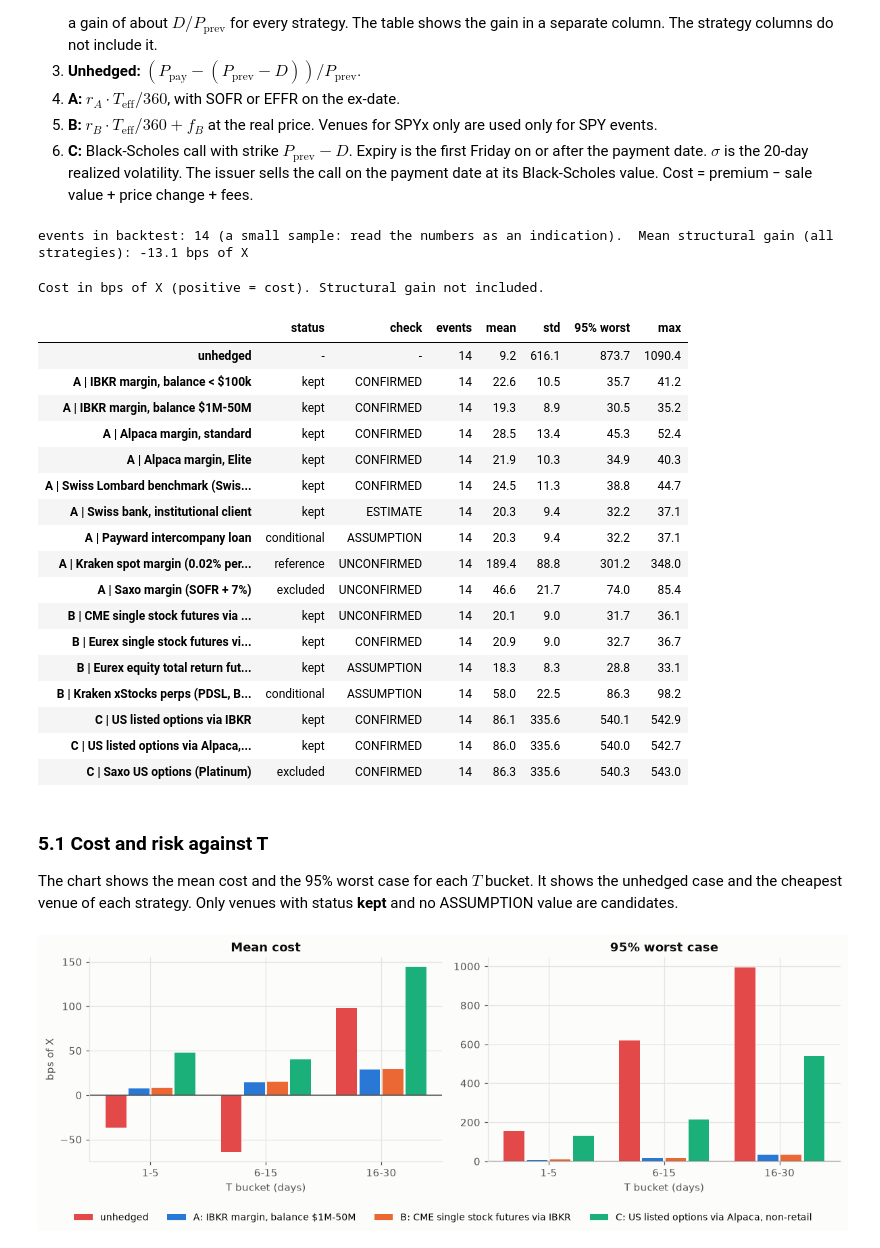
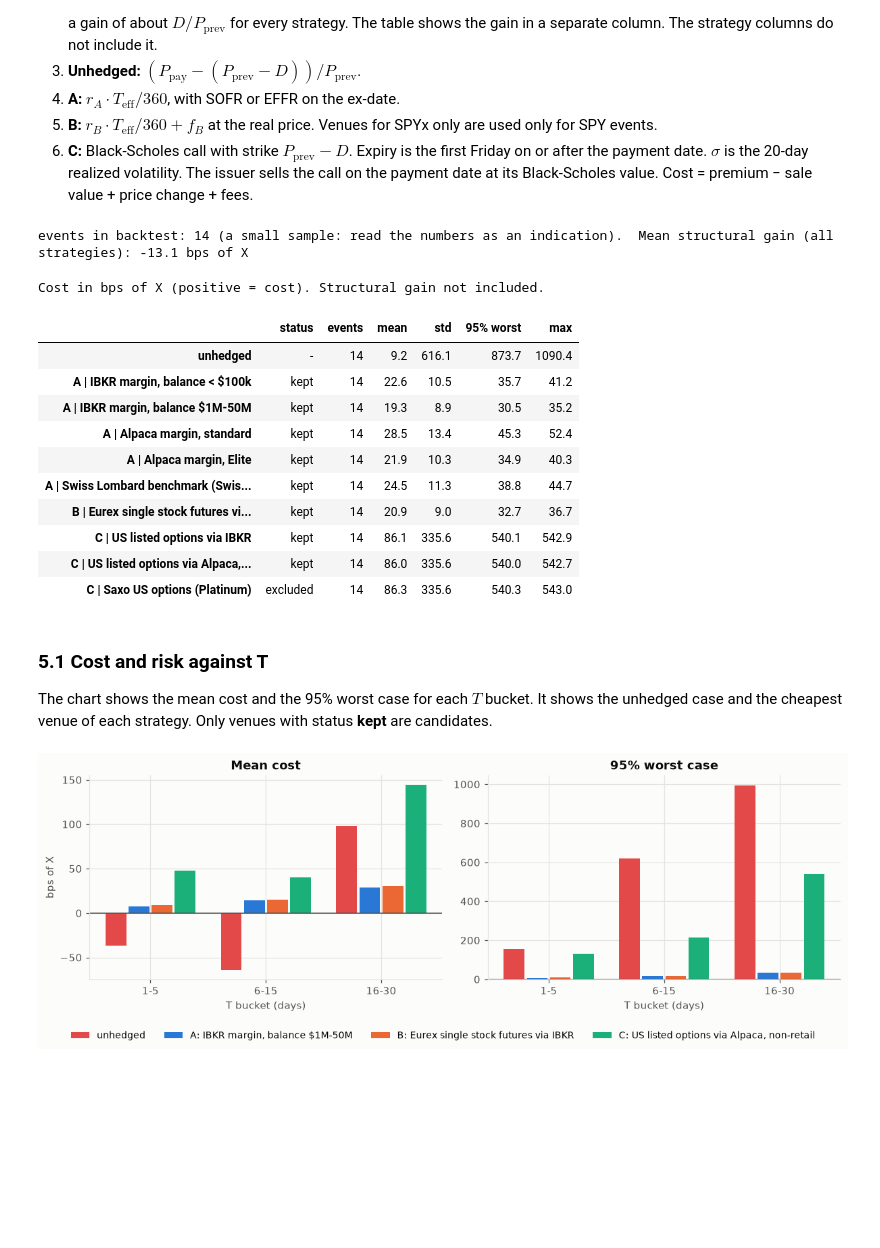
Before and after one commit to Robert29000/xstocks-hedge-research, a Jupyter notebook: hedge_research.ipynb, the cells around one changed output. Saved outputs shown, nothing was run; the diff lists cells and outputs as text; code cells hidden in the pictures; blank space fills up the shorter version.

Commit message:
Use only confirmend venues in research

```diff
--- a/hedge_research.ipynb
+++ b/hedge_research.ipynb
@@ -329,13 +331,17 @@ venues_a = pd.DataFrame([
          legal="doc/legal/venues/alpaca.md", source="https://files.alpaca.markets/disclosures/library/BrokFeeSched.pdf"),
     dict(venue="Swiss Lombard benchmark (Swissquote)", status="kept", base="SOFR", spread=1.95, fixed=np.nan, day_count=360, check="CONFIRMED",
          legal="doc/legal/venues/swiss-banks.md", source="https://www.swissquote.com/de-lu/private/trade/products/securities/lombard-loan"),
-    dict(venue="Swiss bank, institutional client", status="kept", base="SOFR", spread=1.00, fixed=np.nan, day_count=360, check="ESTIMATE",
+    dict(venue="Swiss bank, institutional client", note="spread 1.00% ESTIMATE. Real terms depend on the bank and the client.",
+         status="kept", base="SOFR", spread=1.00, fixed=np.nan, day_count=360, check="ESTIMATE",
          legal="doc/legal/venues/swiss-banks.md", source="https://www.rothschildandco.com/siteassets/publications/rothschildandco/wealth_management/client_corner/2021/lombard-lending_finsa_en.pdf"),
-    dict(venue="Payward intercompany loan", status="conditional", base="SOFR", spread=1.00, fixed=np.nan, day_count=360, check="ASSUMPTION",
+    dict(venue="Payward intercompany loan", note="no public terms. Spread 1.00% ASSUMPTION. Needs a legal check.",
+         status="conditional", base="SOFR", spread=1.00, fixed=np.nan, day_count=360, check="ASSUMPTION",
          legal="doc/legal/venues/kraken-payward.md", source="(no public terms)"),
-    dict(venue="Kraken spot margin (0.02% per 4 h)", status="reference", base="fixed", spread=0.0, fixed=0.02 * 6 * 365, day_count=365, check="UNCONFIRMED",
+    dict(venue="Kraken spot margin (0.02% per 4 h)", note="rollover fee UNCONFIRMED. Too expensive, reference only.",
+         status="reference", base="fixed", spread=0.0, fixed=0.02 * 6 * 365, day_count=365, check="UNCONFIRMED",
          legal="doc/legal/venues/kraken-payward.md", source="https://support.kraken.com/hc/en-us/articles/201893638-How-trading-fees-work-on-Kraken"),
-    dict(venue="Saxo margin (SOFR + 7%)", status="excluded", base="SOFR", spread=7.00, fixed=np.nan, day_count=360, check="UNCONFIRMED",
+    dict(venue="Saxo margin (SOFR + 7%)", note="rate UNCONFIRMED. Saxo does not onboard Jersey clients.",
+         status="excluded", base="SOFR", spread=7.00, fixed=np.nan, day_count=360, check="UNCONFIRMED",
          legal="doc/legal/venues/saxo.md", source="https://www.home.saxo/rates-and-conditions/commissions-charges-and-margin-schedule/overview"),
 ])
 
@@ -348,6 +354,9 @@ def annual_rate_a(v, sofr=SOFR_NOW, effr=EFFR_NOW):
 venues_a["r_A_%"] = venues_a.apply(annual_rate_a, axis=1)
 # Express every rate on an ACT/360 basis for the formula.
 venues_a["r_A_%_act360"] = venues_a["r_A_%"] * 360 / venues_a["day_count"]
-display(venues_a[["venue", "status", "base", "spread", "fixed", "r_A_%_act360", "check", "source"]]
+# The tables and the backtest use only CONFIRMED venues. Section 9 lists the others.
+venues_a_other = venues_a[venues_a["check"] != "CONFIRMED"]
+venues_a = venues_a[venues_a["check"] == "CONFIRMED"]
+display(venues_a[["venue", "status", "base", "spread", "fixed", "r_A_%_act360", "source"]]
         .rename(columns={"spread": "spread_%", "fixed": "fixed_%"}))
 # %% [output]
@@ -416,6 +421,8 @@ def fee_fraction_b(v, price=S_REF):
 
 venues_b["r_B_%"] = venues_b.apply(annual_rate_b, axis=1)
 venues_b["f_B_bps_at_S_REF"] = venues_b.apply(fee_fraction_b, axis=1) * 1e4
-display(venues_b[["venue", "status", "r_B_%", "fee_contract_rt", "contract_shares", "f_B_bps_at_S_REF", "check", "note"]])
+venues_b_other = venues_b[venues_b["check"] != "CONFIRMED"]
+venues_b = venues_b[venues_b["check"] == "CONFIRMED"]
+display(venues_b[["venue", "status", "r_B_%", "fee_contract_rt", "contract_shares", "f_B_bps_at_S_REF", "note"]])
 display(venues_b[["venue", "source"]])
 # %% [output]
@@ -466,7 +467,9 @@ def fee_fraction_c(v, price=S_REF):
     return 2 * v["fee_contract_side"] / (v["contract_shares"] * price)
 
 venues_c["f_C_bps_at_S_REF"] = venues_c.apply(fee_fraction_c, axis=1) * 1e4
-display(venues_c[["venue", "status", "fee_contract_side", "contract_shares", "f_C_bps_at_S_REF", "check", "note"]])
+venues_c_other = venues_c[venues_c["check"] != "CONFIRMED"]
+venues_c = venues_c[venues_c["check"] == "CONFIRMED"]
+display(venues_c[["venue", "status", "fee_contract_side", "contract_shares", "f_C_bps_at_S_REF", "note"]])
 display(venues_c[["venue", "source"]])
 
 vol_table = (usable.groupby("underlying")["vol_20d"].median().rename("sigma (median 20-day realized)")
@@ -614,59 +612,47 @@ for _, ev in usable.dropna(subset=["vol_20d", "sofr_on_ex", "effr_on_ex"]).iterr
         row[f"C | {v['venue']}"] = (option_part + fee_fraction_c(v, P0)) * 1e4
     row["C premium only"] = premium / P0 * 1e4
     bt_rows.append(row)
 
 bt = pd.DataFrame(bt_rows)
 strategy_cols = [c for c in bt.columns if c == "unhedged" or c[:4] in ("A | ", "B | ", "C | ")]
 
 def summarize(df, cols):
     out = pd.DataFrame({
         "events": df[cols].notna().sum(),
         "mean": df[cols].mean(),
         "std": df[cols].std(),
         "95% worst": df[cols].quantile(0.95),
         "max": df[cols].max(),
     })
     status = {**{f"A | {v}": s for v, s in zip(venues_a["venue"], venues_a["status"])},
               **{f"B | {v}": s for v, s in zip(venues_b["venue"], venues_b["status"])},
               **{f"C | {v}": s for v, s in zip(venues_c["venue"], venues_c["status"])},
               "unhedged": "-"}
-    check = {**{f"A | {v}": s for v, s in zip(venues_a["venue"], venues_a["check"])},
-             **{f"B | {v}": s for v, s in zip(venues_b["venue"], venues_b["check"])},
-             **{f"C | {v}": s for v, s in zip(venues_c["venue"], venues_c["check"])},
-             "unhedged": "-"}
     out.insert(0, "status", [status.get(c, "-") for c in out.index])
-    out.insert(1, "check", [check.get(c, "-") for c in out.index])
     return out
 
 strategy_cols = [c for c in strategy_cols if bt[c].notna().any()]   # drop venues with no event (SPYx only)
 summary = summarize(bt, strategy_cols)
 print(f"events in backtest: {len(bt)} (a small sample: read the numbers as an indication).  Mean structural gain (all strategies): {bt['structural gain'].mean():.1f} bps of X")
 display(summary.style.format({c: "{:.1f}" for c in ["mean", "std", "95% worst", "max"]})
         .set_caption("Cost in bps of X (positive = cost). Structural gain not included."))
 # %% [output]
 events in backtest: 14 (a small sample: read the numbers as an indication).  Mean structural gain (all strategies): -13.1 bps of X
 Cost in bps of X (positive = cost). Structural gain not included.
-|  | status | check | events | mean | std | 95% worst | max |
-| unhedged | - | - | 14 | 9.2 | 616.1 | 873.7 | 1090.4 |
-| A | IBKR margin, balance < $100k | kept | CONFIRMED | 14 | 22.6 | 10.5 | 35.7 | 41.2 |
-| A | IBKR margin, balance $1M-50M | kept | CONFIRMED | 14 | 19.3 | 8.9 | 30.5 | 35.2 |
-| A | Alpaca margin, standard | kept | CONFIRMED | 14 | 28.5 | 13.4 | 45.3 | 52.4 |
-| A | Alpaca margin, Elite | kept | CONFIRMED | 14 | 21.9 | 10.3 | 34.9 | 40.3 |
-| A | Swiss Lombard benchmark (Swis... | kept | CONFIRMED | 14 | 24.5 | 11.3 | 38.8 | 44.7 |
-| A | Swiss bank, institutional client | kept | ESTIMATE | 14 | 20.3 | 9.4 | 32.2 | 37.1 |
-| A | Payward intercompany loan | conditional | ASSUMPTION | 14 | 20.3 | 9.4 | 32.2 | 37.1 |
-| A | Kraken spot margin (0.02% per... | reference | UNCONFIRMED | 14 | 189.4 | 88.8 | 301.2 | 348.0 |
-| A | Saxo margin (SOFR + 7%) | excluded | UNCONFIRMED | 14 | 46.6 | 21.7 | 74.0 | 85.4 |
-| B | CME single stock futures via ... | kept | UNCONFIRMED | 14 | 20.1 | 9.0 | 31.7 | 36.1 |
-| B | Eurex single stock futures vi... | kept | CONFIRMED | 14 | 20.9 | 9.0 | 32.7 | 36.7 |
-| B | Eurex equity total return fut... | kept | ASSUMPTION | 14 | 18.3 | 8.3 | 28.8 | 33.1 |
-| B | Kraken xStocks perps (PDSL, B... | conditional | ASSUMPTION | 14 | 58.0 | 22.5 | 86.3 | 98.2 |
-| C | US listed options via IBKR | kept | CONFIRMED | 14 | 86.1 | 335.6 | 540.1 | 542.9 |
-| C | US listed options via Alpaca,... | kept | CONFIRMED | 14 | 86.0 | 335.6 | 540.0 | 542.7 |
-| C | Saxo US options (Platinum) | excluded | CONFIRMED | 14 | 86.3 | 335.6 | 540.3 | 543.0 |
+|  | status | events | mean | std | 95% worst | max |
+| unhedged | - | 14 | 9.2 | 616.1 | 873.7 | 1090.4 |
+| A | IBKR margin, balance < $100k | kept | 14 | 22.6 | 10.5 | 35.7 | 41.2 |
+| A | IBKR margin, balance $1M-50M | kept | 14 | 19.3 | 8.9 | 30.5 | 35.2 |
+| A | Alpaca margin, standard | kept | 14 | 28.5 | 13.4 | 45.3 | 52.4 |
+| A | Alpaca margin, Elite | kept | 14 | 21.9 | 10.3 | 34.9 | 40.3 |
+| A | Swiss Lombard benchmark (Swis... | kept | 14 | 24.5 | 11.3 | 38.8 | 44.7 |
+| B | Eurex single stock futures vi... | kept | 14 | 20.9 | 9.0 | 32.7 | 36.7 |
+| C | US listed options via IBKR | kept | 14 | 86.1 | 335.6 | 540.1 | 542.9 |
+| C | US listed options via Alpaca,... | kept | 14 | 86.0 | 335.6 | 540.0 | 542.7 |
+| C | Saxo US options (Platinum) | excluded | 14 | 86.3 | 335.6 | 540.3 | 543.0 |
 # %% [markdown]
 ### 5.1 Cost and risk against T
 
-The chart shows the mean cost and the 95% worst case for each $T$ bucket. It shows the unhedged case and the cheapest venue of each strategy. Only venues with status **kept** and no ASSUMPTION value are candidates.
+The chart shows the mean cost and the 95% worst case for each $T$ bucket. It shows the unhedged case and the cheapest venue of each strategy. Only venues with status **kept** are candidates.
 # %%
 bt["T bucket"] = pd.cut(bt["T"], bins=[0, 5, 15, 30, 400], labels=["1-5", "6-15", "16-30", "> 30"])
```
Also changed, not shown: parts of 11 cells of this notebook, 1 other file.
